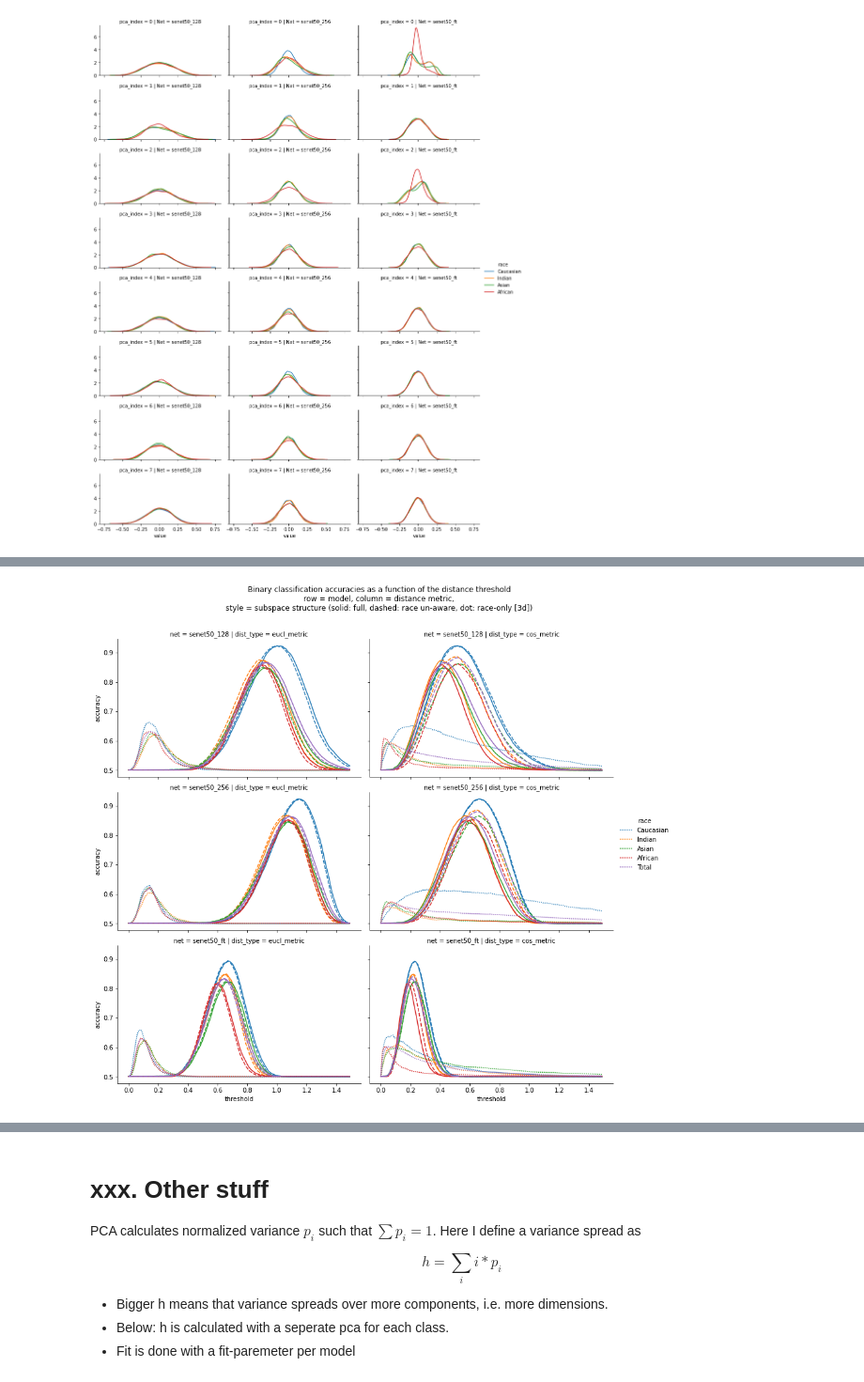
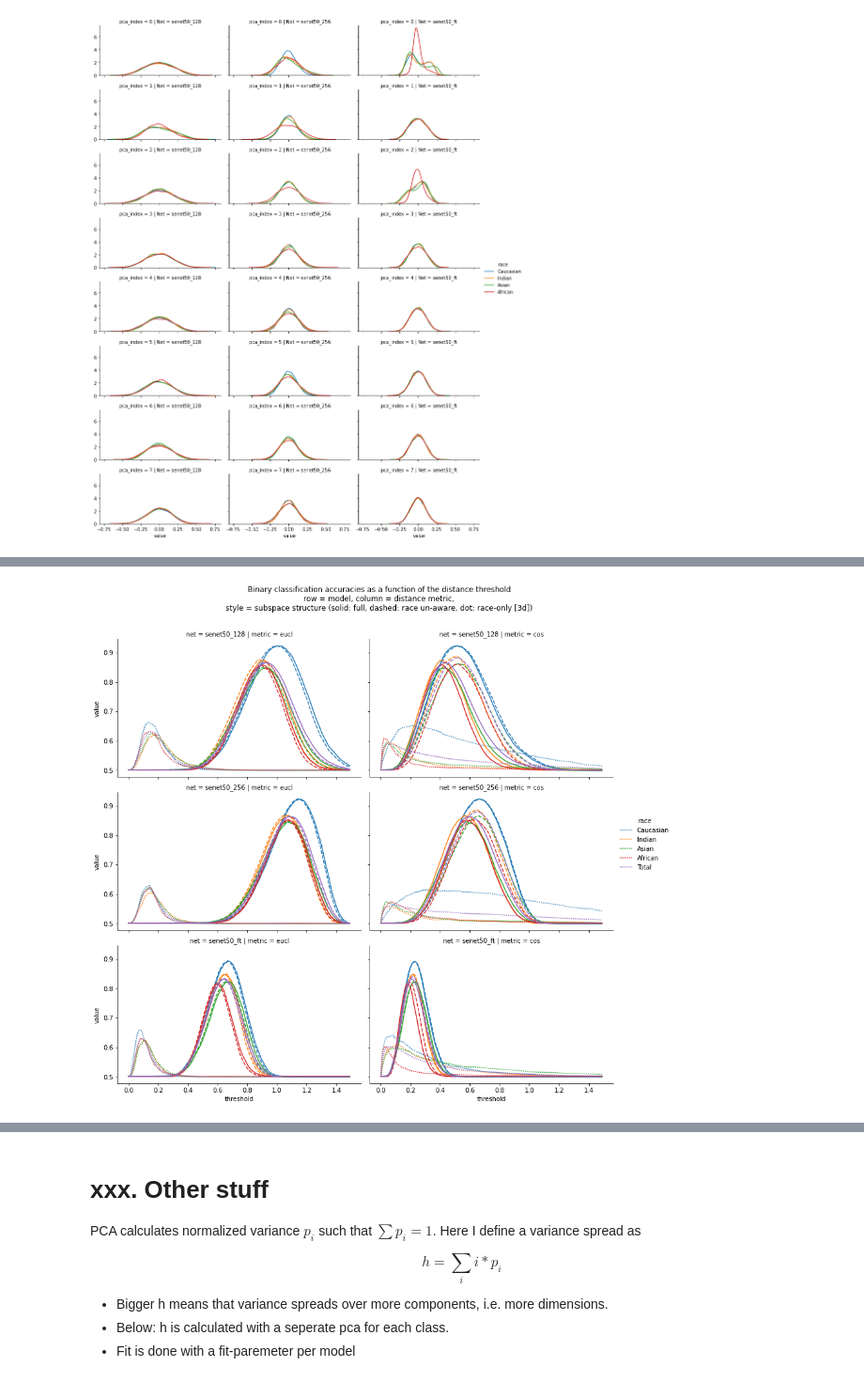
Before and after one commit to samuelwehrli/Face-Recognition-Bias, a Jupyter notebook: Embeddings and Bias Analysis.ipynb, the cells around one changed output, grey strips where cells are left out. Shown at 94% size. Drawn from its saved outputs; the diff is of its cells as text; code cells hidden in the pictures.

```diff
--- a/Embeddings and Bias Analysis.ipynb
+++ b/Embeddings and Bias Analysis.ipynb
@@ -58,7 +58,7 @@ from sklearn.metrics import davies_bouldin_score, silhouette_score, calinski_har
 mystore = r'C:\Daten\_tmp\FRdata.h5'
 # %%
 class H5Reader:
-    pattern = r'C:\Daten\FaceRecognitionBias\senet50\embeddings\{net}_pytorch_{race}_normed_BGR.h5'
+    pattern = r'C:\Daten\FaceRecognitionBias\vgg2\embeddings\{net}_pytorch_{race}_normed_BGR.h5'
     race_list = ['Caucasian','Indian','Asian','African']
     net_list = ['senet50_128','senet50_256','senet50_ft']
 
@@ -202,22 +202,31 @@ class RFWDistances:
         df['issame'] = df[0].apply(self._issame)
         self._df = df.drop(columns=[0])
 
-    def get_distance_df(self, embeddings, labels):
+    def _get_metric_empeddings(self, embeddings, labels):
         edf = pd.DataFrame(embeddings)
         edf.index = labels
+        X1 = edf.reindex(self._df.label1).values
+        X2 = edf.reindex(self._df.label2).values
+        return X1, X2
 
+    def get_distance_df(self, embeddings, labels):
+        X1, X2 = self._get_metric_empeddings(embeddings, labels)
         df = self._df.copy()
-        X1 = edf.reindex(df.label1).values
-        X2 = edf.reindex(df.label2).values
         df['cos'] = np.array([cosine(X1[ii], X2[ii]) for ii in range(X1.shape[0])])
         df['eucl'] = np.linalg.norm(X1-X2,axis=1)
         return df
 
+    def get_prod_df(self, embeddings, labels):
+        X1, X2 = self._get_metric_empeddings(embeddings, labels)
+        X1 = X1 / np.linalg.norm(X1, axis=1, keepdims=True)
+        X2 = X2 / np.linalg.norm(X2, axis=1, keepdims=True)
+        return pd.concat([self._df.copy(), pd.DataFrame(X1*X2)],1)
+
 r128 = H5Reader('senet50_128')
 labels = r128.read_pair_labels()
 embeddings = r128.read_all().filter(regex=r'\d')
-
 frm = RFWDistances()
-df = frm.get_distance_df(embeddings,labels).dropna()
+#df = frm.get_distance_df(embeddings,labels).dropna()
+df = frm.get_prod_df(embeddings,labels).dropna()
 df.head()
 # %% [output]
@@ -368,9 +378,11 @@ I wonder what cluster with the same scores look like in 2d. Therefore i create t
 # %%
 # functions for score calculations
 def calculate_scores(X, labels):
+    clf = LogisticRegression(random_state=0,max_iter=200).fit(X, labels)
     return {'MS': silhouette_score(X, labels),
             'CH': calinski_harabasz_score(X, labels),
-            'DB': davies_bouldin_score(X, labels)}
+            'DB': davies_bouldin_score(X, labels),
+            'Log. regr.':clf.score(X,labels)}
 
 def uniform_2d_clusters(w,N=1000):
     labels = np.int8(np.arange(2*N)/N)
@@ -747,0 +776,8 @@ cdf2.head(10)
+# %%
+cdf2 = (cdf.set_index(['race','threshold','projection','net'])
+        .stack().reset_index()
+        .rename(columns={'level_4':'measure_metric',0:'value','projection':'subspace structure'})  )
+cdf2['metric'] = cdf2.measure_metric.apply(lambda s: s.split('_')[1])
+cdf2['measure'] = cdf2.measure_metric.apply(lambda s: s.split('_')[0])
+cdf2.drop(columns=['measure_metric'],inplace=True)
+cdf2.head()
@@ -748,14 +791,14 @@ cdf2.head(10)
 # %%
-g = sns.FacetGrid(cdf2,row='net',col='dist_type',hue='race', hue_order=H5Reader.race_list+['Total'],
+g = sns.FacetGrid(cdf2[cdf2.measure=='acc'],row='net',col='metric',hue='race', hue_order=H5Reader.race_list+['Total'],
                   aspect=1.5,height=4, legend_out=True)
-g.map_dataframe(sns.lineplot,'threshold','accuracy',style = 'subspace structure')
+g.map_dataframe(sns.lineplot,'threshold','value',style = 'subspace structure')
 g.add_legend()
 plt.subplots_adjust(top=0.88)
 g.fig.suptitle('\n'.join(['Binary classification accuracies as a function of the distance threshold',
                           'row = model, column = distance metric,',
                           'style = subspace structure (solid: full, dashed: race un-aware, dot: race-only [3d])']))
 
 plt.savefig('plots/FR_accuracies.png',papertype='A4',dpi=200)
 plt.show()
 # %% [output]
-[figure, old version]
+[figure, new version]
```
Also changed, not shown: parts of 28 cells of this notebook, 2 other files.
